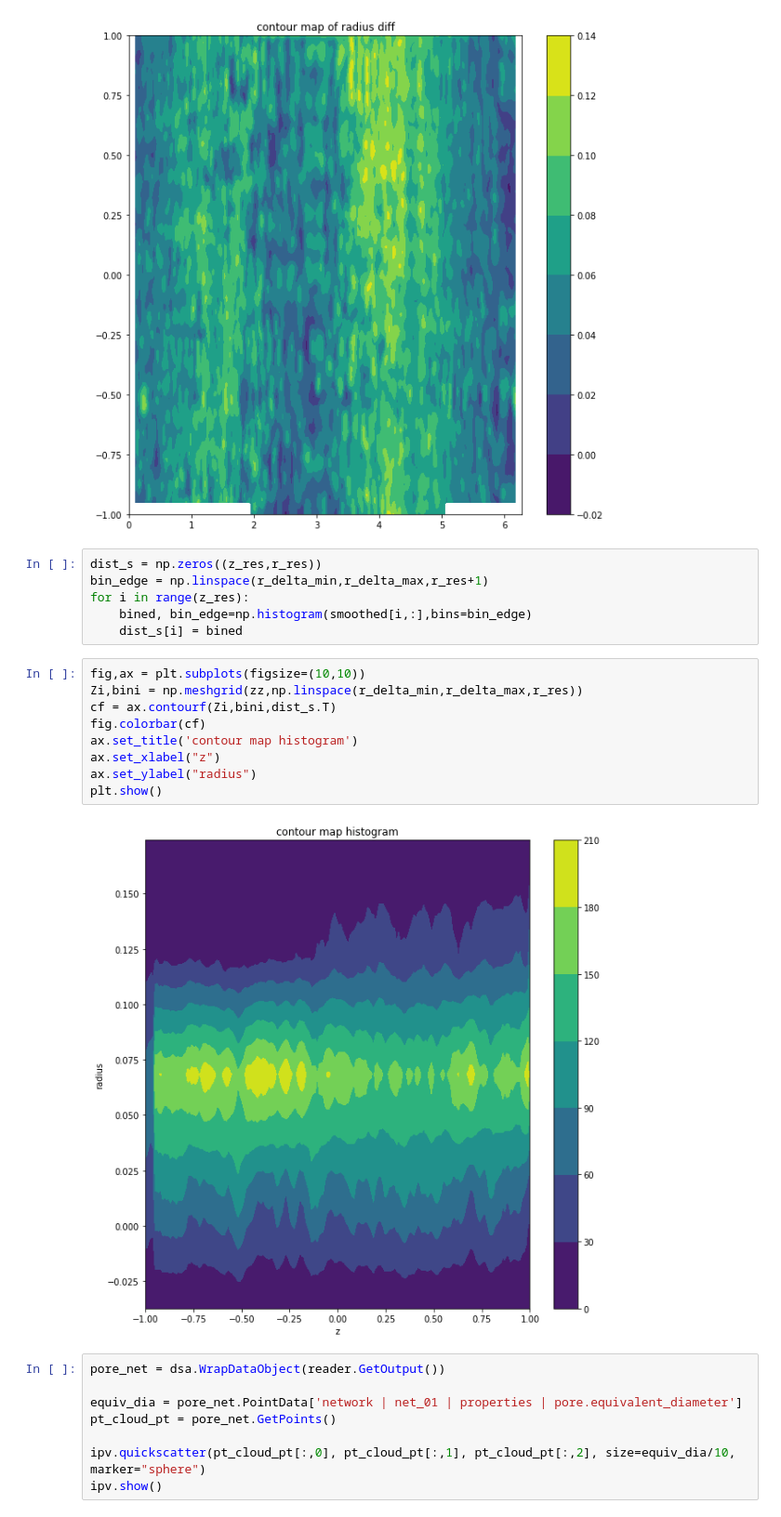
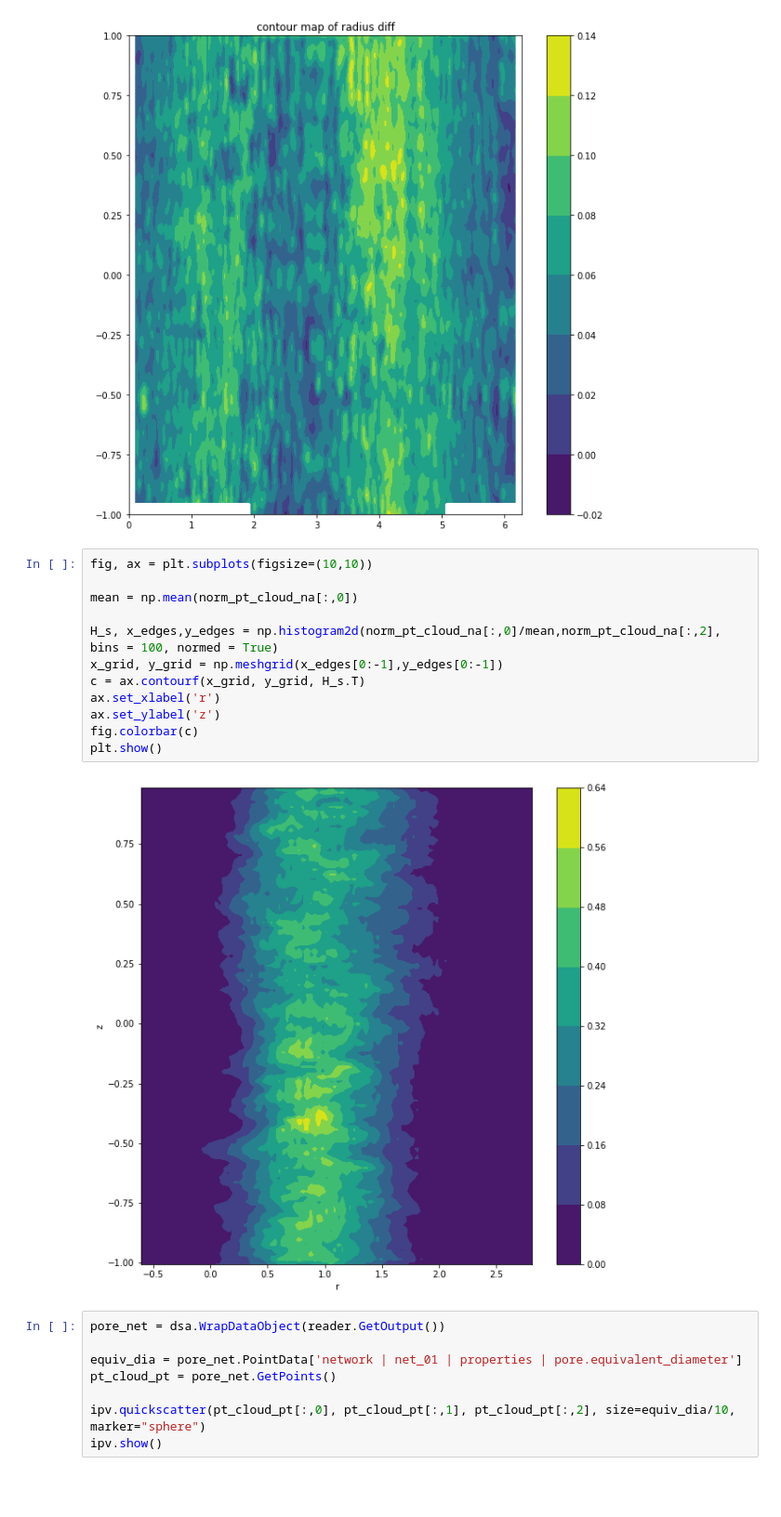
Before and after one commit to rockandsalt/image_segmentation, a Jupyter notebook: analyse_stack.ipynb, the cells around one changed output. Shown at 93% size. Cells and saved outputs as stored; diff of their text form; blank space fills up the shorter version.

```diff
--- a/analyse_stack.ipynb
+++ b/analyse_stack.ipynb
@@ -69,23 +69,20 @@ fig.colorbar(cf)
 plt.show()
 # %% [output]
 [figure]
-# %%
-dist_s = np.zeros((z_res,r_res))
-bin_edge = np.linspace(r_delta_min,r_delta_max,r_res+1)
-for i in range(z_res):
-    bined, bin_edge=np.histogram(smoothed[i,:],bins=bin_edge)
-    dist_s[i] = bined
-# %%
-fig,ax = plt.subplots(figsize=(10,10))
-Zi,bini = np.meshgrid(zz,np.linspace(r_delta_min,r_delta_max,r_res))
-cf = ax.contourf(Zi,bini,dist_s.T)
-fig.colorbar(cf)
-ax.set_title('contour map histogram')
-ax.set_xlabel("z")
-ax.set_ylabel("radius")
-plt.show()
-# %% [output]
-[figure, removed]
+# %%
+fig, ax = plt.subplots(figsize=(10,10))
+
+mean = np.mean(norm_pt_cloud_na[:,0])
+
+H_s, x_edges,y_edges = np.histogram2d(norm_pt_cloud_na[:,0]/mean,norm_pt_cloud_na[:,2], bins = 100, normed = True)
+x_grid, y_grid = np.meshgrid(x_edges[0:-1],y_edges[0:-1])
+c = ax.contourf(x_grid, y_grid, H_s.T)
+ax.set_xlabel('r')
+ax.set_ylabel('z')
+fig.colorbar(c)
+plt.show()
+# %% [output]
+[figure, added]
 # %%
 pore_net = dsa.WrapDataObject(reader.GetOutput())
 
```
Also changed, not shown: parts of 24 cells of this notebook.
